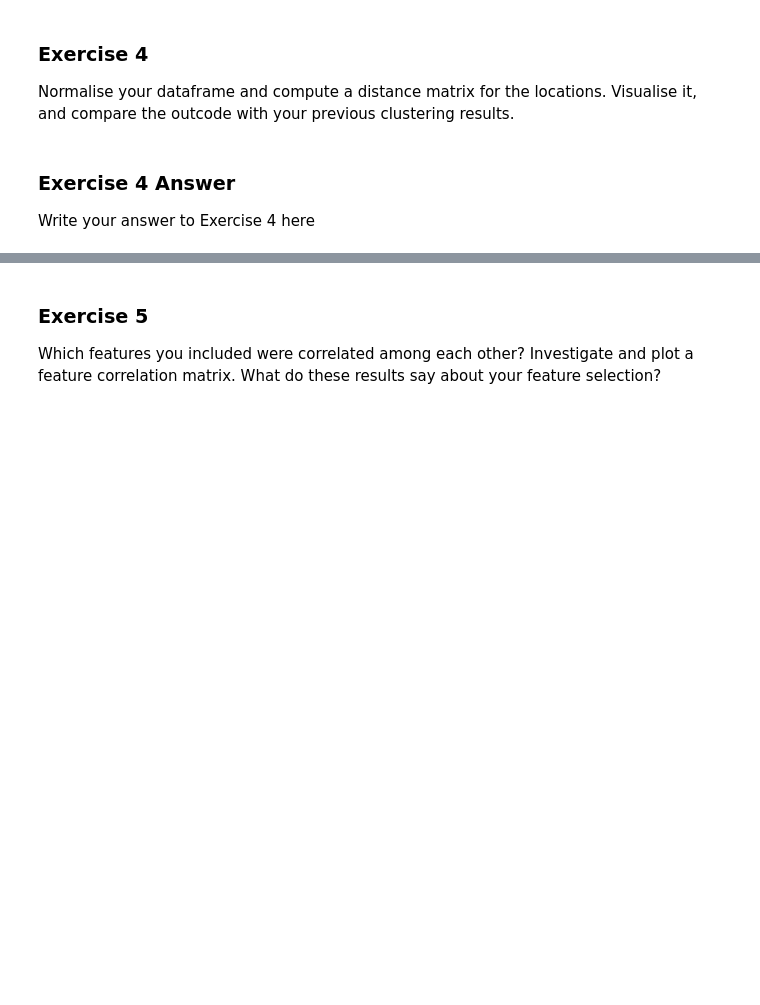
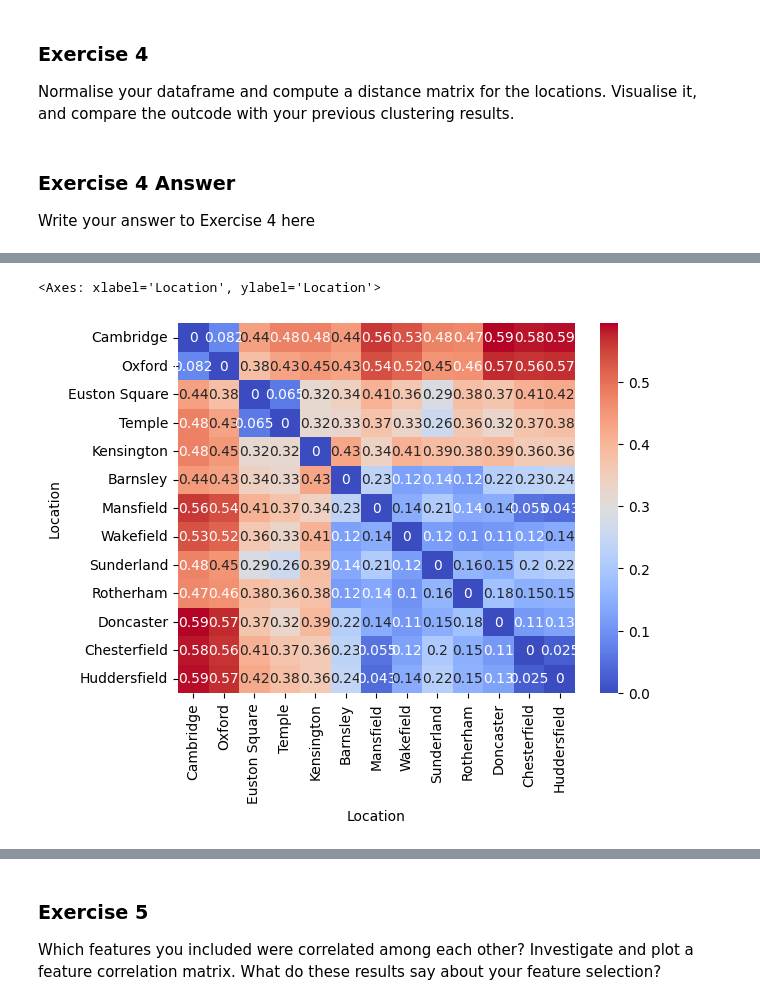
Before and after one commit to Var1377/vl331_ads_2024, a Jupyter notebook: _notebooks/02-access-assess-geospatial.ipynb, the cells around one changed output, grey strips where cells are left out. Drawn from its saved outputs; the diff is of its cells as text; code cells hidden in the pictures; blank space fills up the shorter version.

```diff
--- a/_notebooks/02-access-assess-geospatial.ipynb
+++ b/_notebooks/02-access-assess-geospatial.ipynb
@@ -608,4 +637,7 @@ normalised = normalize(features)
 distances = euclidean_distances(normalised)
 distances_df = pd.DataFrame(distances, index=poi_counts_df.index, columns=poi_counts_df.index)
 distances_df
+
+# hot -> different
+sns.heatmap(distances_df, cmap="coolwarm", cbar=True, annot=True)
 # %% [output]
@@ -626,0 +644,2 @@ distances_df
+<Axes: xlabel='Location', ylabel='Location'>
+[figure, added]
```
Also changed, not shown: parts of 27 cells of this notebook, 42 other files.
